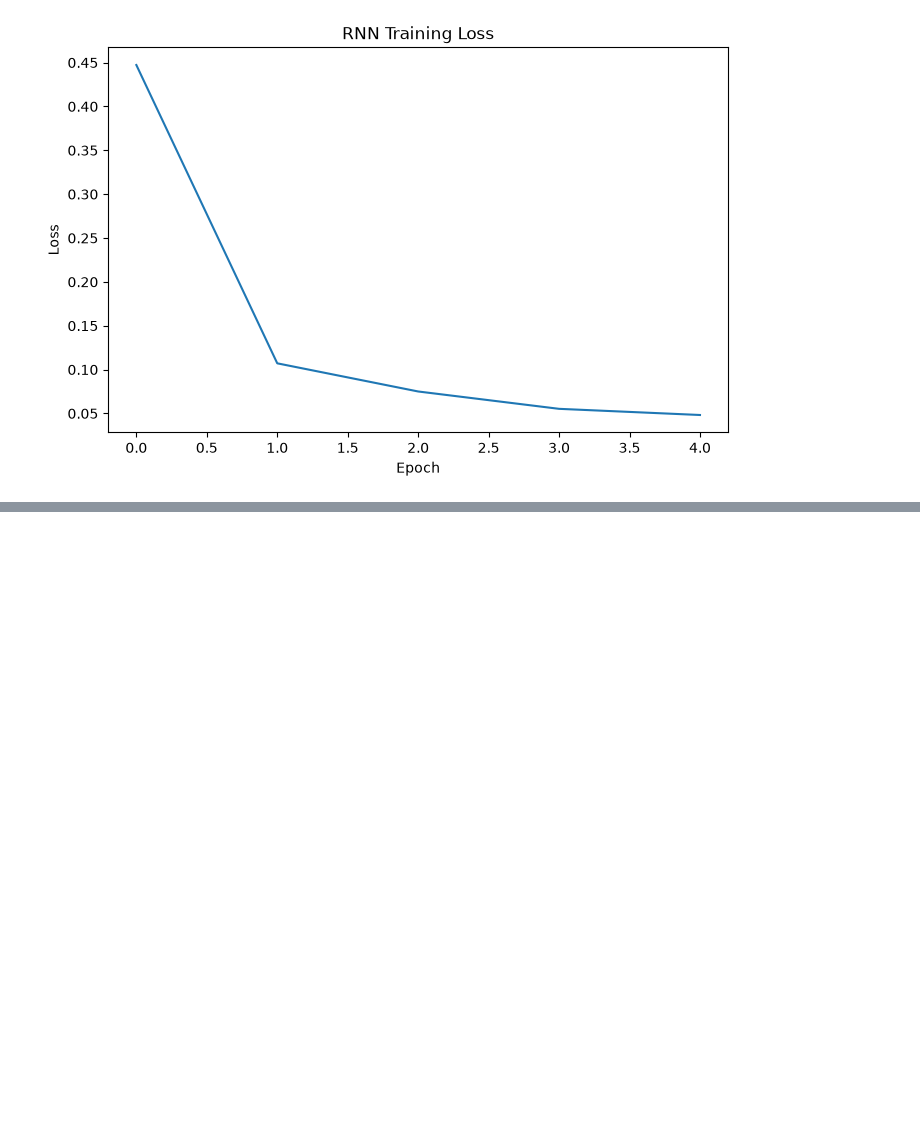
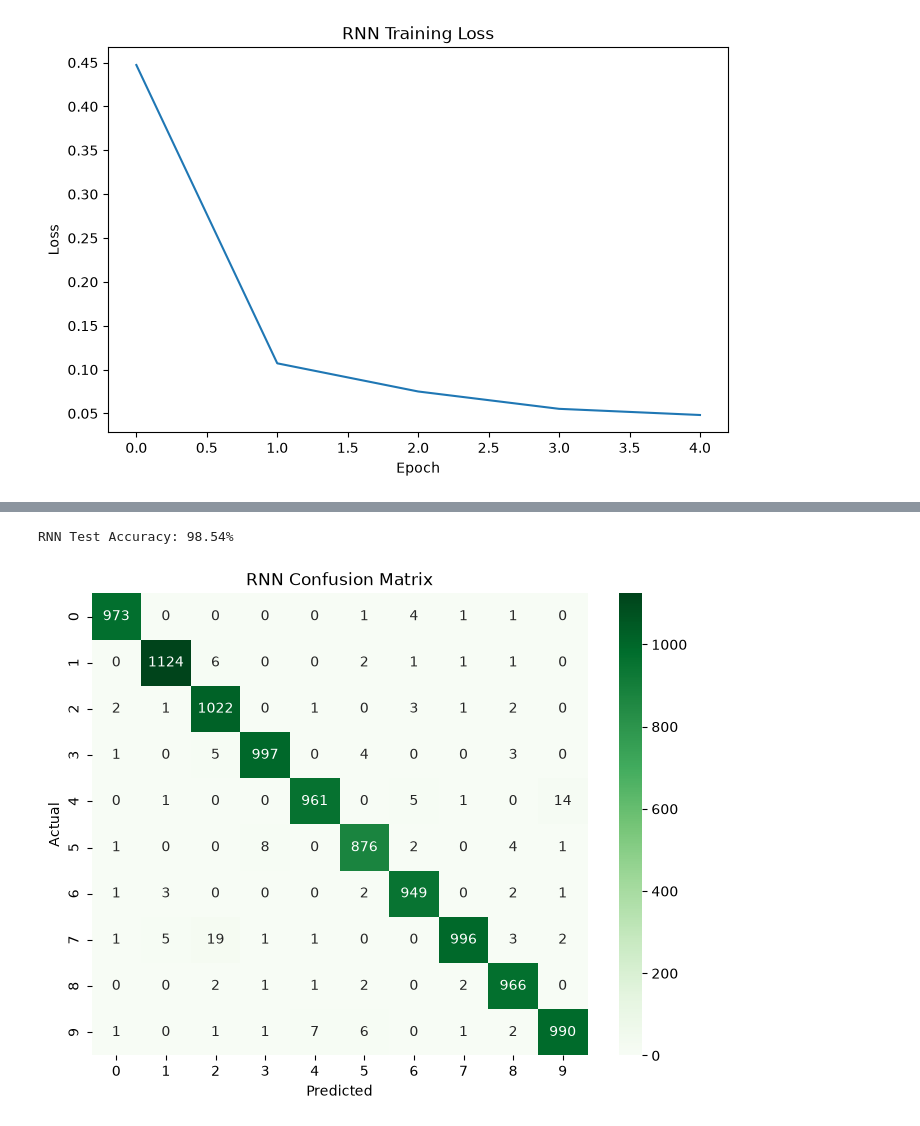
Before and after one commit to sayan629/AI_ML_python, a Jupyter notebook: (41) Deep Learning Part 6/MNIST_Handwritten_Analysis.ipynb, the cells around one changed output, grey strips where cells are left out. Saved outputs shown, nothing was run; the diff lists cells and outputs as text; code cells hidden in the pictures; blank space fills up the shorter version.

```diff
--- a/(41) Deep Learning Part 6/MNIST_Handwritten_Analysis.ipynb
+++ b/(41) Deep Learning Part 6/MNIST_Handwritten_Analysis.ipynb
@@ -409,0 +422,31 @@ plt.show()
+# %%
+rnn_accuracy, rnn_labels, rnn_predictions = evaluate_model(
+    rnn_model,
+    test_loader
+)
+
+print(f"RNN Test Accuracy: {rnn_accuracy:.2f}%")
+# %% [output]
+RNN Test Accuracy: 98.54%
+# %%
+rnn_cm = confusion_matrix(
+    rnn_labels,
+    rnn_predictions
+)
+
+plt.figure(figsize=(8, 6))
+
+sns.heatmap(
+    rnn_cm,
+    annot=True,
+    fmt="d",
+    cmap="Greens"
+)
+
+plt.xlabel("Predicted")
+plt.ylabel("Actual")
+plt.title("RNN Confusion Matrix")
+
+plt.show()
+# %% [output]
+[figure, added]
```
Also changed, not shown: parts of 9 cells of this notebook, 2 other files.
